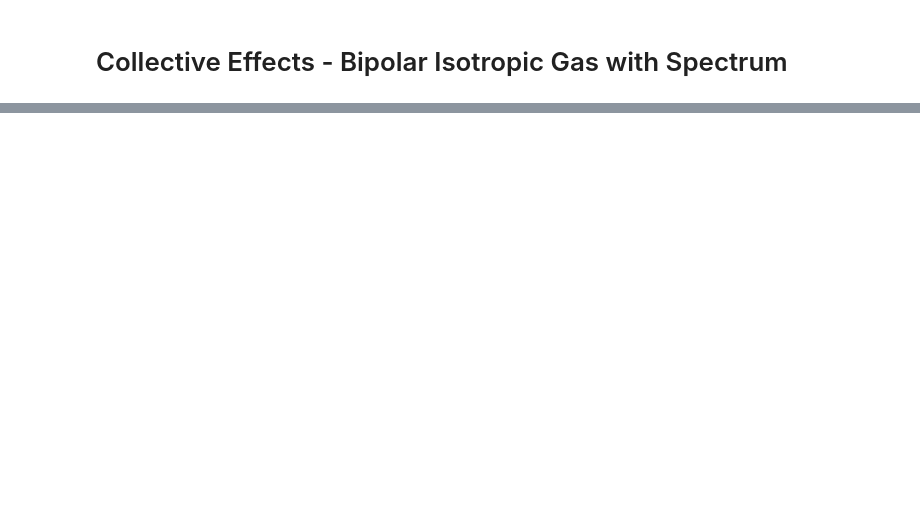
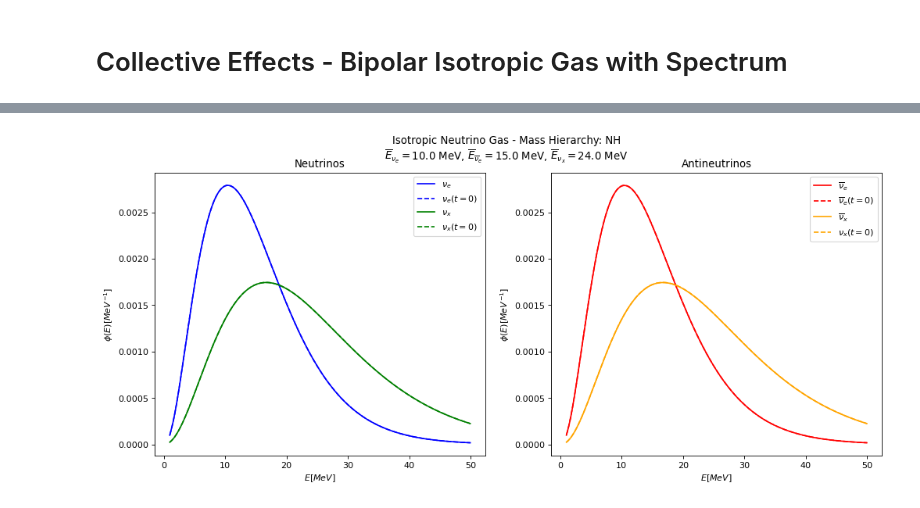
Before and after one commit to pedrodedin/Neutrino-Collective-Effects, a Jupyter notebook: Quick_Guide.ipynb, the cells around one changed output, grey strips where cells are left out. Drawn from its saved outputs; the diff is of its cells as text; code cells hidden in the pictures; blank space fills up the shorter version.

```diff
--- a/Quick_Guide.ipynb
+++ b/Quick_Guide.ipynb
@@ -44,0 +21,5 @@ plt.plot(E_vec,nubar_x_time_IH[500])
+# %%
+mass_ord="NH"
+start_time = time.time()
+E_vec,t_vec,nu_e_time_NH,nubar_e_time_NH, nu_x_time_NH,nubar_x_time_NH=solver_two_families(nu_types,E_i,E_f,E_step,E_0,Amplitude,mass_ord)
+print("Took %s minutes" % ((time.time() - start_time)/60))
@@ -44,0 +86,4 @@ plt.plot(E_vec,nubar_x_time_IH[500])
+# %%
+Plot(E_vec,nu_e_time_NH,nubar_e_time_NH, nu_x_time_NH,nubar_x_time_NH,"NH")
+# %% [output]
+[figure, added]
```
Also changed, not shown: parts of 17 cells of this notebook, 14 other files.
